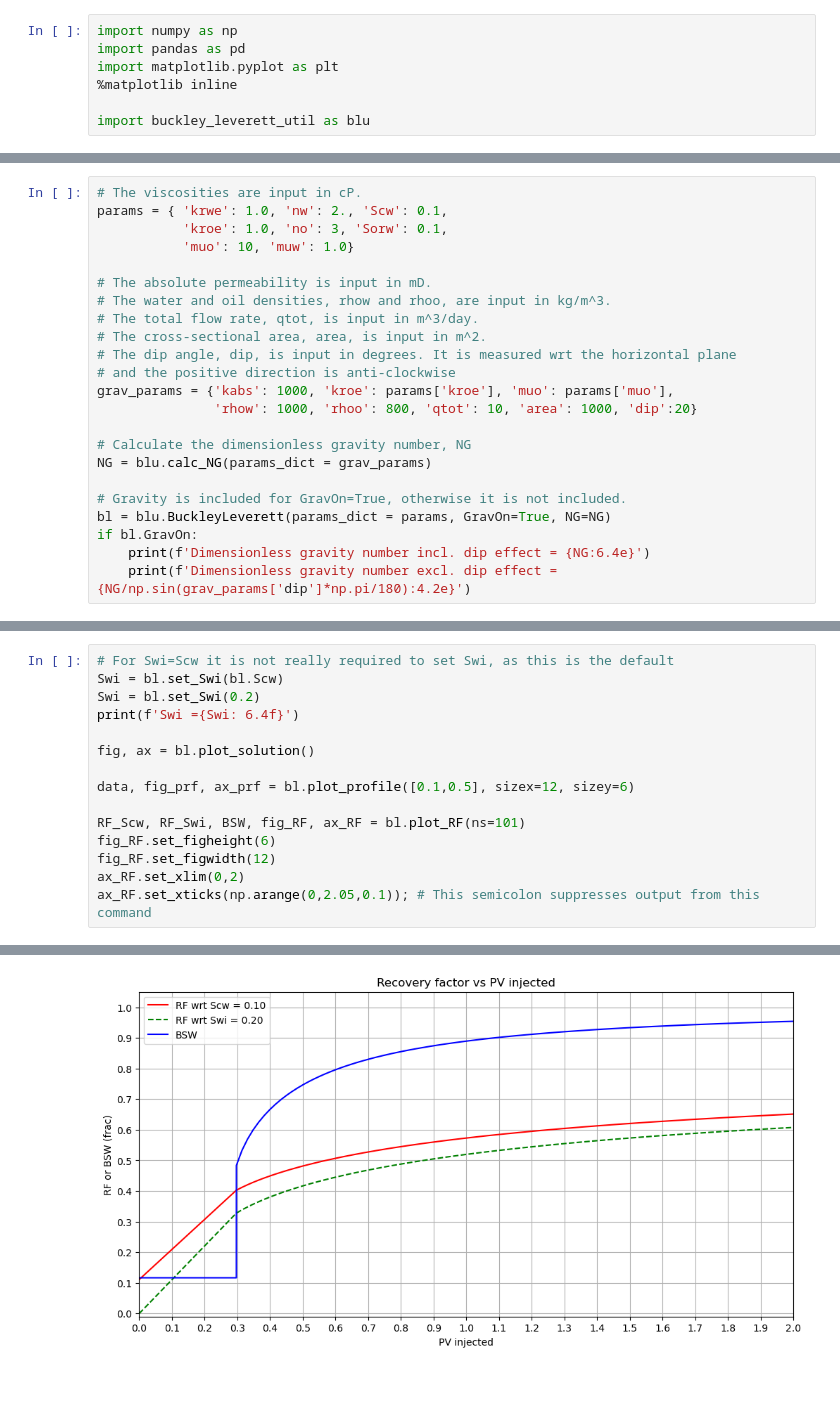
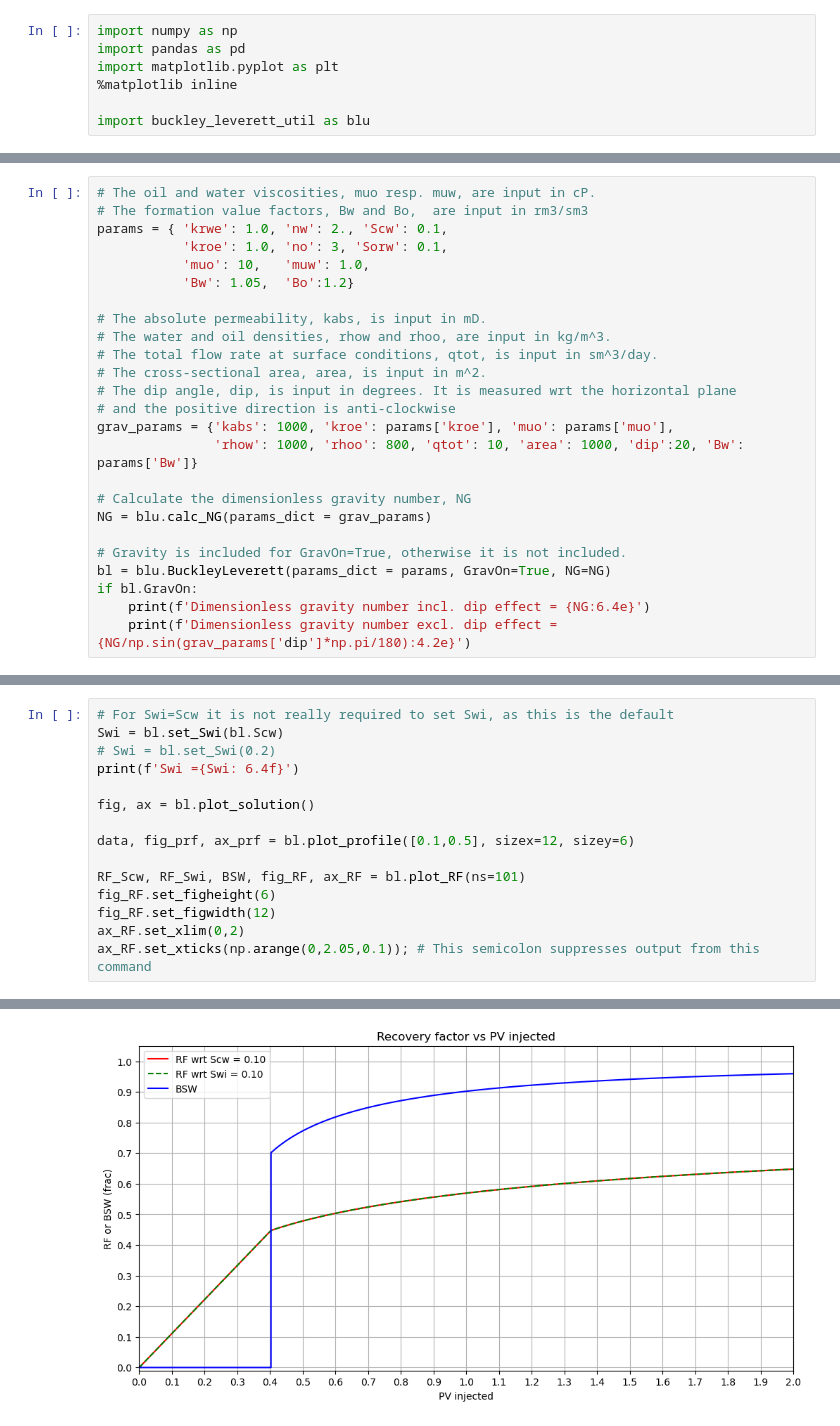
Before and after one commit to tsuyoshi-matsuura/BuckleyLeverett_Polymer_Code, a Jupyter notebook: buckley_leverett_deck.ipynb, the cells around one changed output, grey strips where cells are left out. Cells and saved outputs as stored; diff of their text form; blank space fills up the shorter version.

Commit message:
Added Bo/Bw effects on water cut and improved plotting functions

```diff
--- a/buckley_leverett_deck.ipynb
+++ b/buckley_leverett_deck.ipynb
@@ -64,19 +52,21 @@ $$
 S = \frac{(S_w-S_{cw})}{(1-S_{cw}-S_{orw})}
 $$
 # %%
-# The viscosities are input in cP.
+# The oil and water viscosities, muo resp. muw, are input in cP.
+# The formation value factors, Bw and Bo,  are input in rm3/sm3
 params = { 'krwe': 1.0, 'nw': 2., 'Scw': 0.1,
            'kroe': 1.0, 'no': 3, 'Sorw': 0.1,
-           'muo': 10, 'muw': 1.0}
+           'muo': 10,   'muw': 1.0,
+           'Bw': 1.05,  'Bo':1.2}
 
-# The absolute permeability is input in mD.
+# The absolute permeability, kabs, is input in mD.
 # The water and oil densities, rhow and rhoo, are input in kg/m^3.
-# The total flow rate, qtot, is input in m^3/day.
+# The total flow rate at surface conditions, qtot, is input in sm^3/day.
 # The cross-sectional area, area, is input in m^2.
 # The dip angle, dip, is input in degrees. It is measured wrt the horizontal plane
 # and the positive direction is anti-clockwise
 grav_params = {'kabs': 1000, 'kroe': params['kroe'], 'muo': params['muo'],
-               'rhow': 1000, 'rhoo': 800, 'qtot': 10, 'area': 1000, 'dip':20}
+               'rhow': 1000, 'rhoo': 800, 'qtot': 10, 'area': 1000, 'dip':20, 'Bw': params['Bw']}
 
 # Calculate the dimensionless gravity number, NG
 NG = blu.calc_NG(params_dict = grav_params)
@@ -92,7 +82,7 @@ Dimensionless gravity number excl. dip effect = 1.67e+00
 # %%
 # For Swi=Scw it is not really required to set Swi, as this is the default
 Swi = bl.set_Swi(bl.Scw)
-Swi = bl.set_Swi(0.2)
+# Swi = bl.set_Swi(0.2)
 print(f'Swi ={Swi: 6.4f}')
 
 fig, ax = bl.plot_solution()
@@ -116,2 +106,2 @@ Breakthrough after 2.97e-01 PV injected
 [figure]
-[figure, old version]
+[figure, new version]
```
Also changed, not shown: parts of 5 cells of this notebook, 3 other files.
